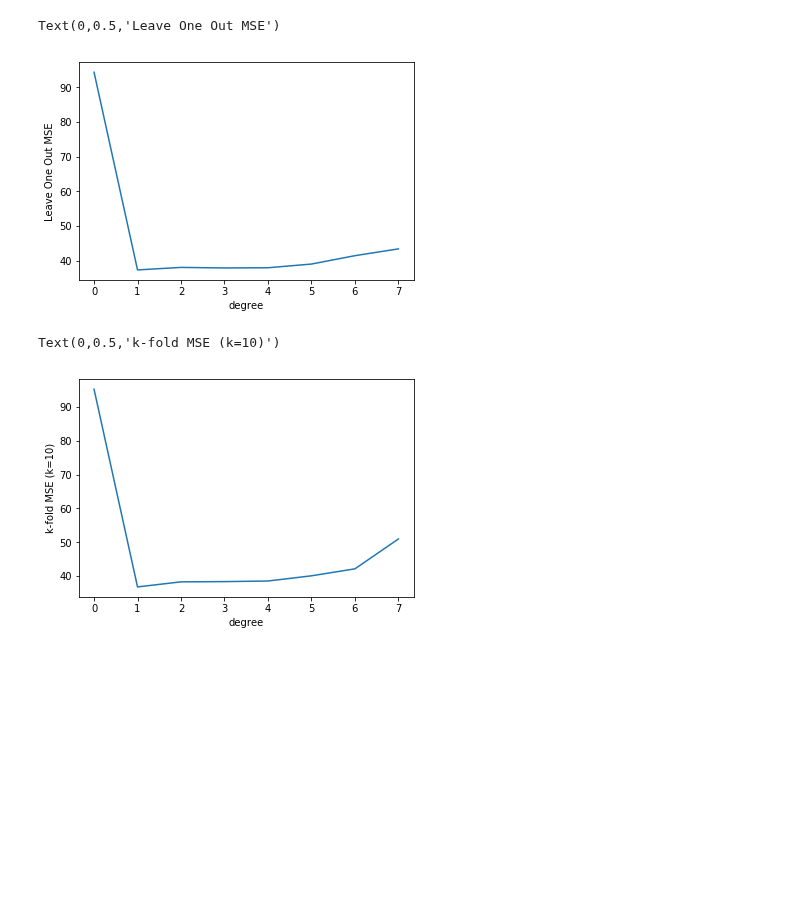
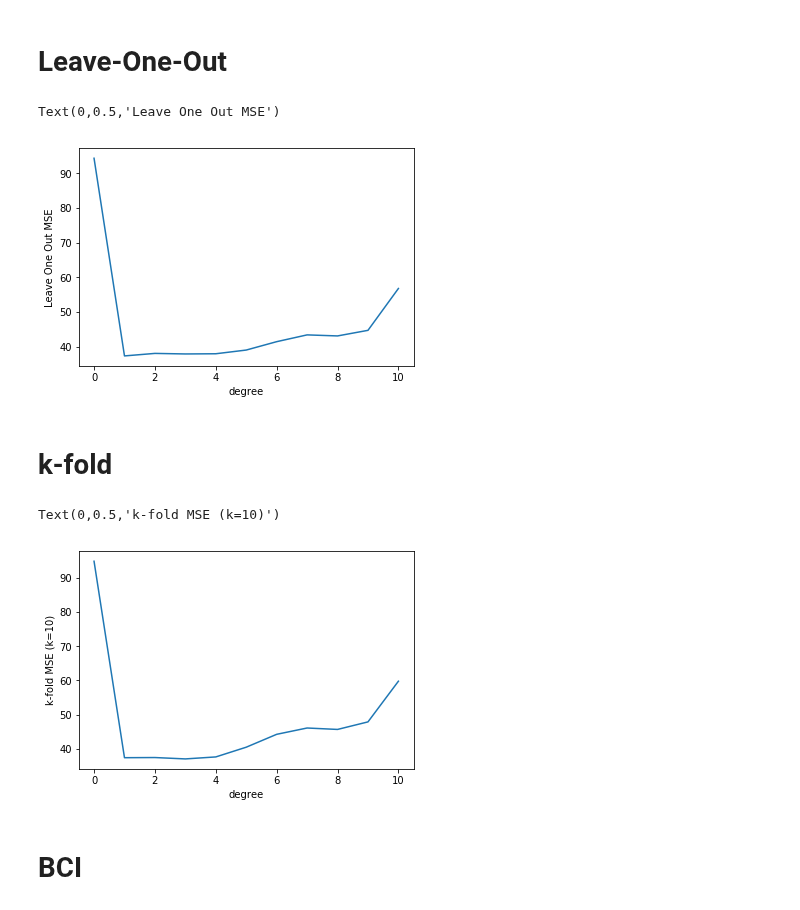
Before and after one commit to ComputoCienciasUniandes/MetodosComputacionalesAvanzados, a Jupyter notebook: soluciones/JaimeForero_Ejercicio14.ipynb, the cells around one changed output. Drawn from its saved outputs; the diff is of its cells as text; code cells hidden in the pictures; blank space fills up the shorter version.

```diff
--- a/soluciones/JaimeForero_Ejercicio14.ipynb
+++ b/soluciones/JaimeForero_Ejercicio14.ipynb
@@ -43,11 +43,13 @@ def cross_validation(X, Y, n_groups=2, p=2):
         mse_groups[i] = mse(Y_model, validation_Y)
 
     return mse_groups.mean()
+# %% [markdown]
+# Leave-One-Out
 # %%
-X = np.array(data['Horsepower'])
-Y = np.array(data['Price'])
+X = np.array(data['Horsepower'], dtype=float)
+Y = np.array(data['Price'], dtype=float)
 
-degrees = np.arange(8)
+degrees = np.arange(11)
 n_degrees = len(degrees)
 SV_leave_one_out = np.zeros(n_degrees)
 
@@ -59,22 +61,26 @@ plt.xlabel("degree")
 plt.ylabel("Leave One Out MSE")
 # %% [output]
 Text(0,0.5,'Leave One Out MSE')
-[figure, old version]
+[figure, new version]
+# %% [markdown]
+# k-fold
 # %%
-X = np.array(data['Horsepower'])
-Y = np.array(data['Price'])
+X = np.array(data['Horsepower'], dtype=float)
+Y = np.array(data['Price'], dtype=float)
 
-degrees = np.arange(8)
+degrees = np.arange(11)
 n_degrees = len(degrees)
 SV_kfold = np.zeros(n_degrees)
 
 for i in range(n_degrees):
-    SV_kfold[i]  = cross_validation(X,Y, n_groups=8, p=degrees[i])
+    SV_kfold[i]  = cross_validation(X,Y, n_groups=10, p=degrees[i])
 
 plt.plot(degrees, SV_kfold)
 plt.xlabel("degree")
 plt.ylabel("k-fold MSE (k=10)")
 # %% [output]
 Text(0,0.5,'k-fold MSE (k=10)')
-[figure, old version]
+[figure, new version]
+# %% [markdown]
+# BCI
 # %%
```
Also changed, not shown: parts of 2 cells of this notebook.
